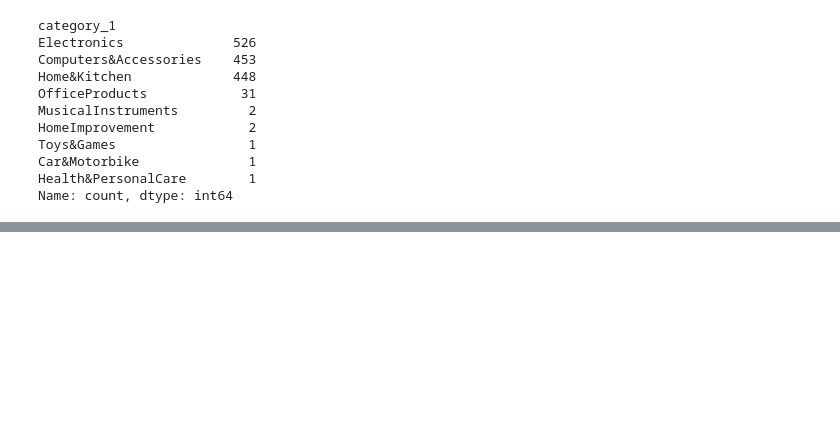
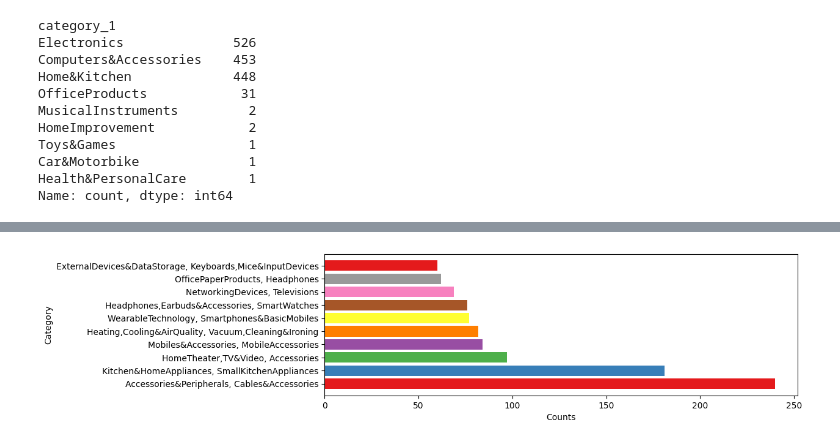
Before and after one commit to Enlightenus/Amazon_sales_analysis, a Jupyter notebook: amazon_analysis.ipynb, the cells around one changed output, grey strips where cells are left out. Saved outputs shown, nothing was run; the diff lists cells and outputs as text; code cells hidden in the pictures; blank space fills up the shorter version.

```diff
--- a/amazon_analysis.ipynb
+++ b/amazon_analysis.ipynb
@@ -247,0 +312,9 @@ df_user_split.head()
+# %%
+
+fig = plt.figure(figsize=(10, 3))
+plt.barh(most_sub_items['category_2'] + ", " + miscellaneous_items['category_3'], miscellaneous_items['counts'], color=colors)
+plt.xlabel('Counts')
+plt.ylabel('Category')
+plt.show()
+# %% [output]
+[figure, added]
```
Also changed, not shown: parts of 4 cells of this notebook.
